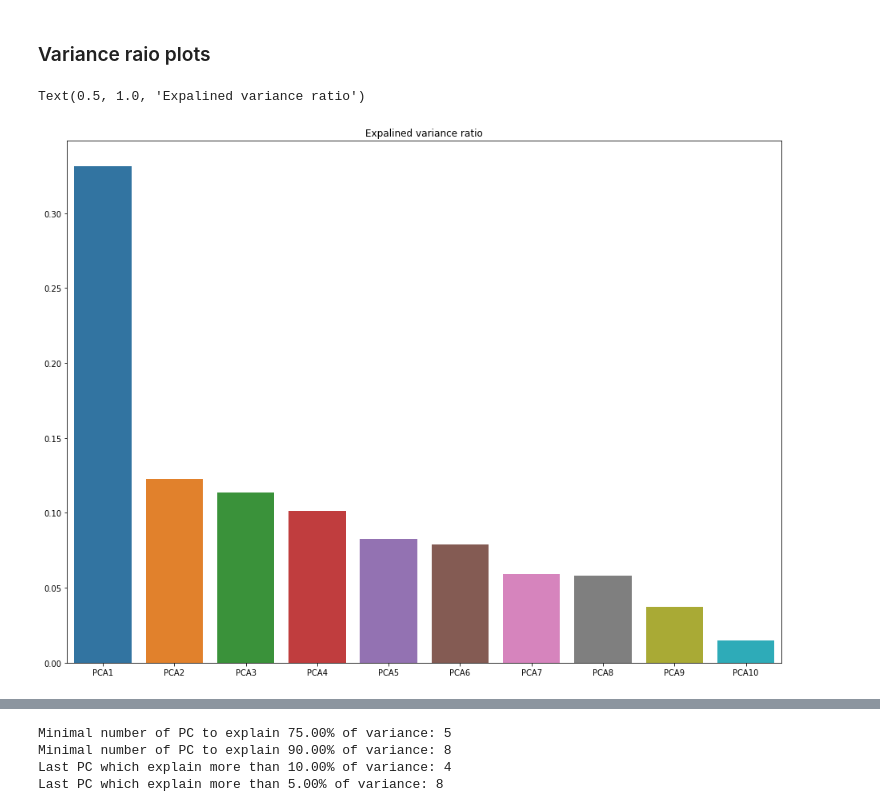
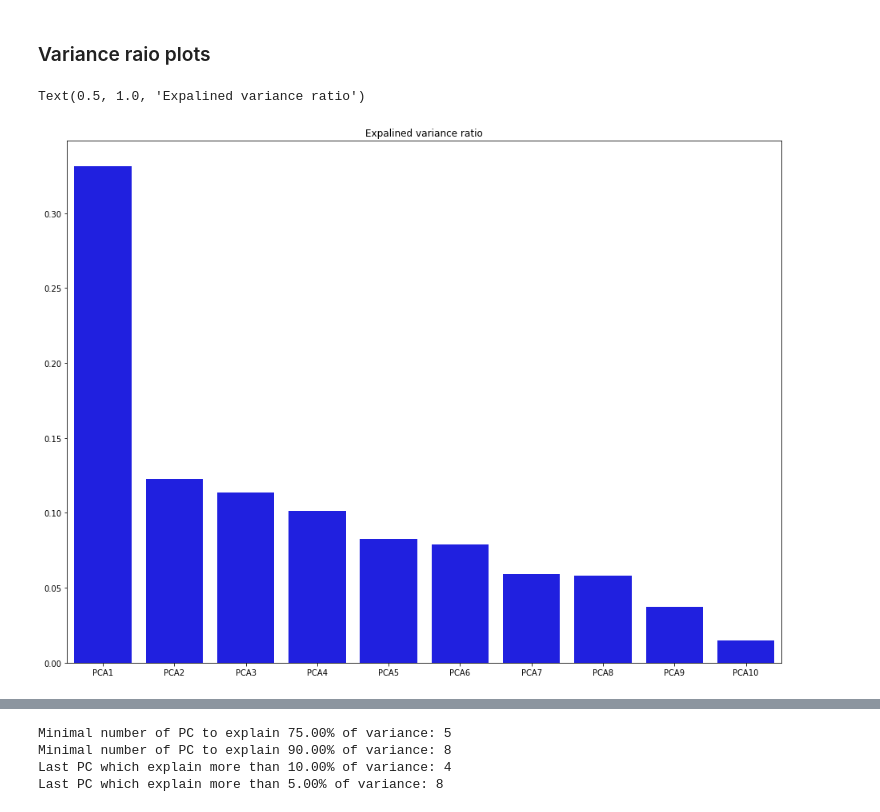
Before and after one commit to DawidPludowski/WUM-PD6, a Jupyter notebook: notebooks/WUM_pd6.ipynb, the cells around one changed output, grey strips where cells are left out. Cells and saved outputs as stored; diff of their text form; code cells hidden in the pictures.

```diff
--- a/notebooks/WUM_pd6.ipynb
+++ b/notebooks/WUM_pd6.ipynb
@@ -83,25 +85,16 @@ sns.histplot(x='famhist', data=heart)
 ## Preprocessing
 # %%
 numeric_columns = heart.columns
-cat_columns = ['famhist']
+cat_columns = ["famhist"]
 
 numeric_pipeline = Pipeline(
-    [
-        ('power transformer', PowerTransformer(method='yeo-johnson', standardize=True))
-    ]
+    [("power transformer", PowerTransformer(method="yeo-johnson", standardize=True))]
 )
 
-cat_pipeline = Pipeline(
-    [
-        ('ordinal encoding', OrdinalEncoder())
-    ]
-)
+cat_pipeline = Pipeline([("ordinal encoding", OrdinalEncoder())])
 
 full_pipeline = Pipeline(
-    [
-        ('categoric pipeline', cat_pipeline),
-        ('numeric pipeline', numeric_pipeline)
-    ]
+    [("categoric pipeline", cat_pipeline), ("numeric pipeline", numeric_pipeline)]
 )
 # %%
 heart_preproc = pd.DataFrame(full_pipeline.fit_transform(heart), columns=heart.columns)
@@ -128,15 +126,19 @@ sns.heatmap(heart_preproc.corr(), cmap='YlGnBu', annot=True, ax=plt.figure(figsi
 <AxesSubplot:>
 [figure]
 # %%
-high_correlaitons = pd.DataFrame(columns=['col1', 'col2', 'corr'])
-threshold = .5
+high_correlaitons = pd.DataFrame(columns=["col1", "col2", "corr"])
+threshold = 0.5
 
 correlations = heart_preproc.corr()
 for i in range(correlations.shape[0]):
-    for j in range(i+1, correlations.shape[1]):
+    for j in range(i + 1, correlations.shape[1]):
         if abs(correlations.iloc[i, j]) > threshold:
-            vars = {'col1':correlations.columns[i], 'col2':correlations.columns[j], 'corr':correlations.iloc[i, j]}
-            high_correlaitons = high_correlaitons.append(vars, ignore_index = True)
+            vars = {
+                "col1": correlations.columns[i],
+                "col2": correlations.columns[j],
+                "corr": correlations.iloc[i, j],
+            }
+            high_correlaitons = high_correlaitons.append(vars, ignore_index=True)
 # %%
 high_correlaitons
 # %% [output]
@@ -168,8 +170,13 @@ pca_names = ['PCA' + str(i) for i in range(1, pca.n_features_ + 1)]
 # %% [markdown]
 ### Variance raio plots
 # %%
-sns.barplot(x=pca_names, y=pca.explained_variance_ratio_, ax=plt.figure(figsize=(16, 12)).gca()).set_title("Expalined variance ratio")
+sns.barplot(
+    x=pca_names,
+    y=pca.explained_variance_ratio_,
+    color="blue",
+    ax=plt.figure(figsize=(16, 12)).gca(),
+).set_title("Expalined variance ratio")
 # %% [output]
 Text(0.5, 1.0, 'Expalined variance ratio')
-[figure, old version]
+[figure, new version]
 # %%
```
Also changed, not shown: parts of 10 cells of this notebook, 2 other files.
